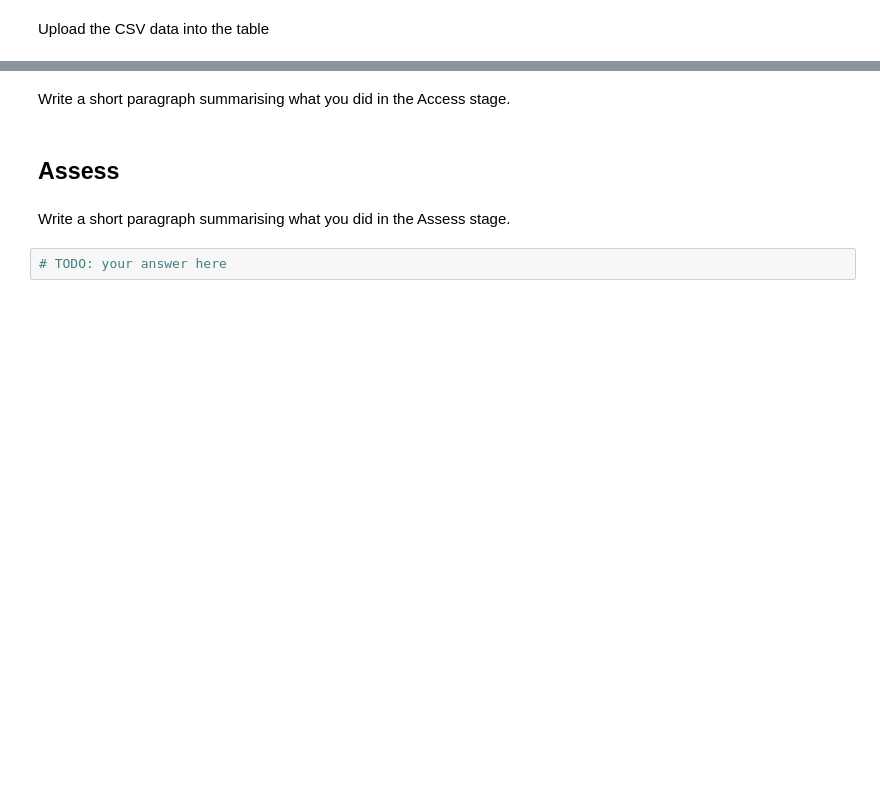
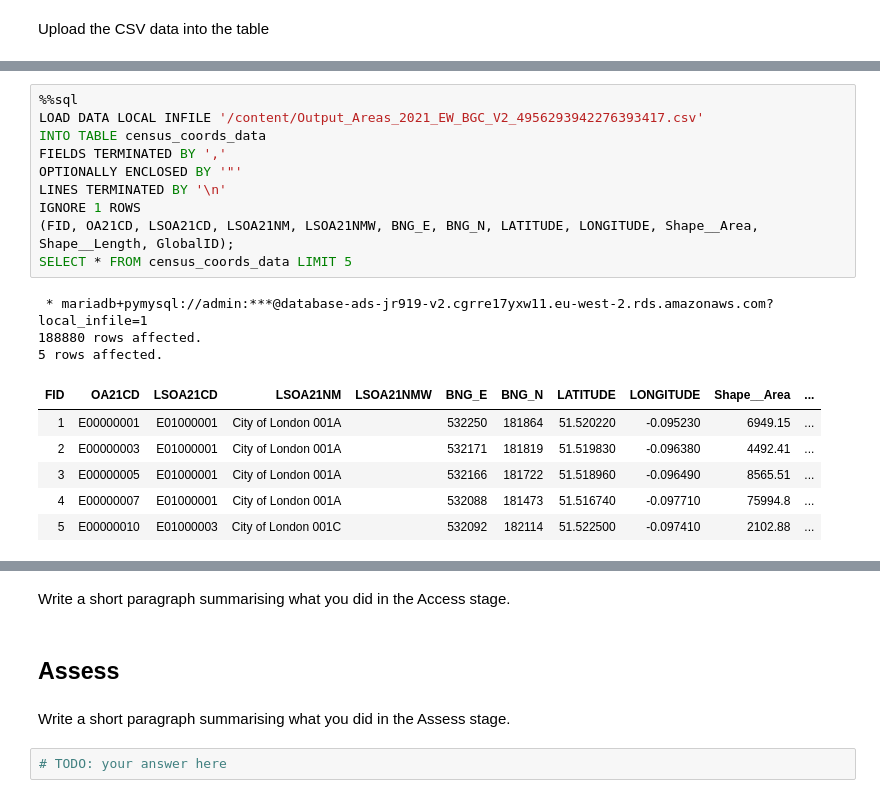
Before and after one commit to jr919cam/jr919_ads_2024, a Jupyter notebook: _notebooks/ads_course_assessment.ipynb, the cells around one changed output, grey strips where cells are left out. Saved outputs shown, nothing was run; the diff lists cells and outputs as text; blank space fills up the shorter version.

```diff
--- a/_notebooks/ads_course_assessment.ipynb
+++ b/_notebooks/ads_course_assessment.ipynb
@@ -273,0 +311,20 @@ SELECT * FROM qualification_household_data LIMIT 5
+# %%
+%%sql
+LOAD DATA LOCAL INFILE '/content/Output_Areas_2021_EW_BGC_V2_4956293942276393417.csv'
+INTO TABLE census_coords_data
+FIELDS TERMINATED BY ','
+OPTIONALLY ENCLOSED BY '"'
+LINES TERMINATED BY '\n'
+IGNORE 1 ROWS
+(FID, OA21CD, LSOA21CD, LSOA21NM, LSOA21NMW, BNG_E, BNG_N, LATITUDE, LONGITUDE, Shape__Area, Shape__Length, GlobalID);
+SELECT * FROM census_coords_data LIMIT 5
+# %% [output]
+ * mariadb+pymysql://admin:***@database-ads-jr919-v2.cgrre17yxw11.eu-west-2.rds.amazonaws.com?local_infile=1
+188880 rows affected.
+5 rows affected.
+| FID | OA21CD | LSOA21CD | LSOA21NM | LSOA21NMW | BNG_E | BNG_N | LATITUDE | LONGITUDE | Shape__Area | ... |
+| 1 | E00000001 | E01000001 | City of London 001A |  | 532250 | 181864 | 51.520220 | -0.095230 | 6949.15 | ... |
+| 2 | E00000003 | E01000001 | City of London 001A |  | 532171 | 181819 | 51.519830 | -0.096380 | 4492.41 | ... |
+| 3 | E00000005 | E01000001 | City of London 001A |  | 532166 | 181722 | 51.518960 | -0.096490 | 8565.51 | ... |
+| 4 | E00000007 | E01000001 | City of London 001A |  | 532088 | 181473 | 51.516740 | -0.097710 | 75994.8 | ... |
+| 5 | E00000010 | E01000003 | City of London 001C |  | 532092 | 182114 | 51.522500 | -0.097410 | 2102.88 | ... |
```
Also changed, not shown: parts of 14 cells of this notebook.
